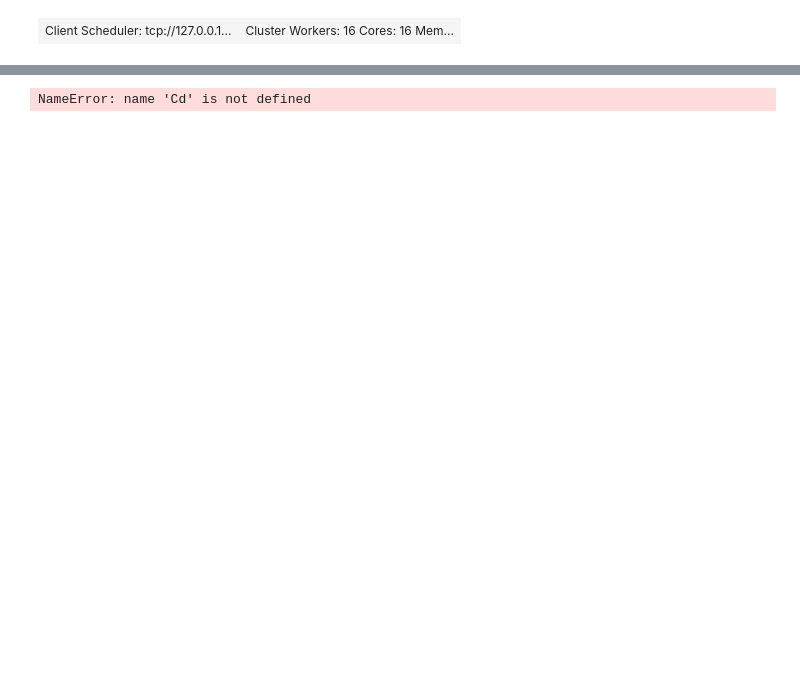
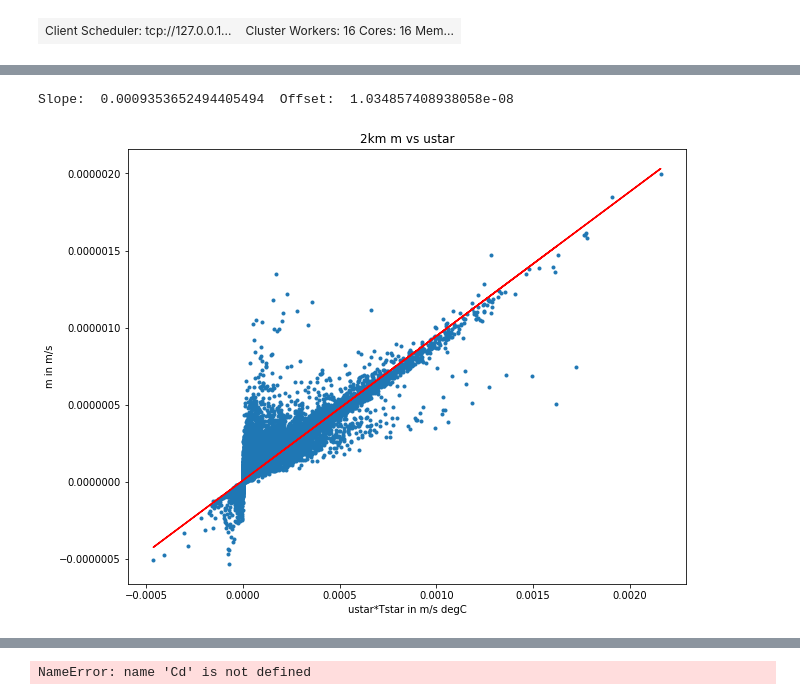
Before and after one commit to kuechenrole/antarctic_melting, a Jupyter notebook: notebooks/analysis/Delta_Melt_over_Ustar_Tstar.ipynb, the cells around one changed output, grey strips where cells are left out. Saved outputs shown, nothing was run; the diff lists cells and outputs as text; code cells hidden in the pictures; blank space fills up the shorter version.

```diff
--- a/notebooks/analysis/Delta_Melt_over_Ustar_Tstar.ipynb
+++ b/notebooks/analysis/Delta_Melt_over_Ustar_Tstar.ipynb
@@ -108,0 +250,5 @@ def calc_Tstar(salt,temp,zice,mask):
+# %%
+plot_fast(ustar2*Tstar2,m2,'2km m vs ustar','ustar*Tstar in m/s degC','m in m/s')
+# %% [output]
+Slope:  0.0009353652494405494  Offset:  1.034857408938058e-08
+[figure, added]
```
Also changed, not shown: parts of 23 cells of this notebook.
